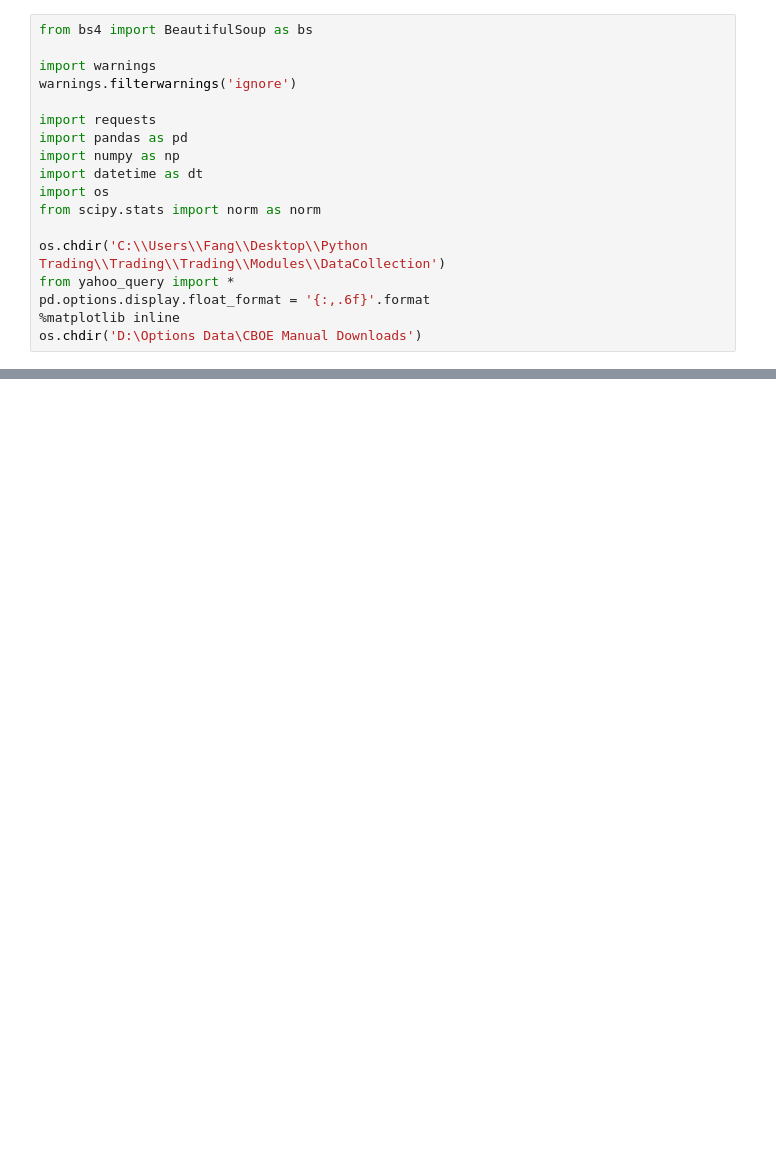
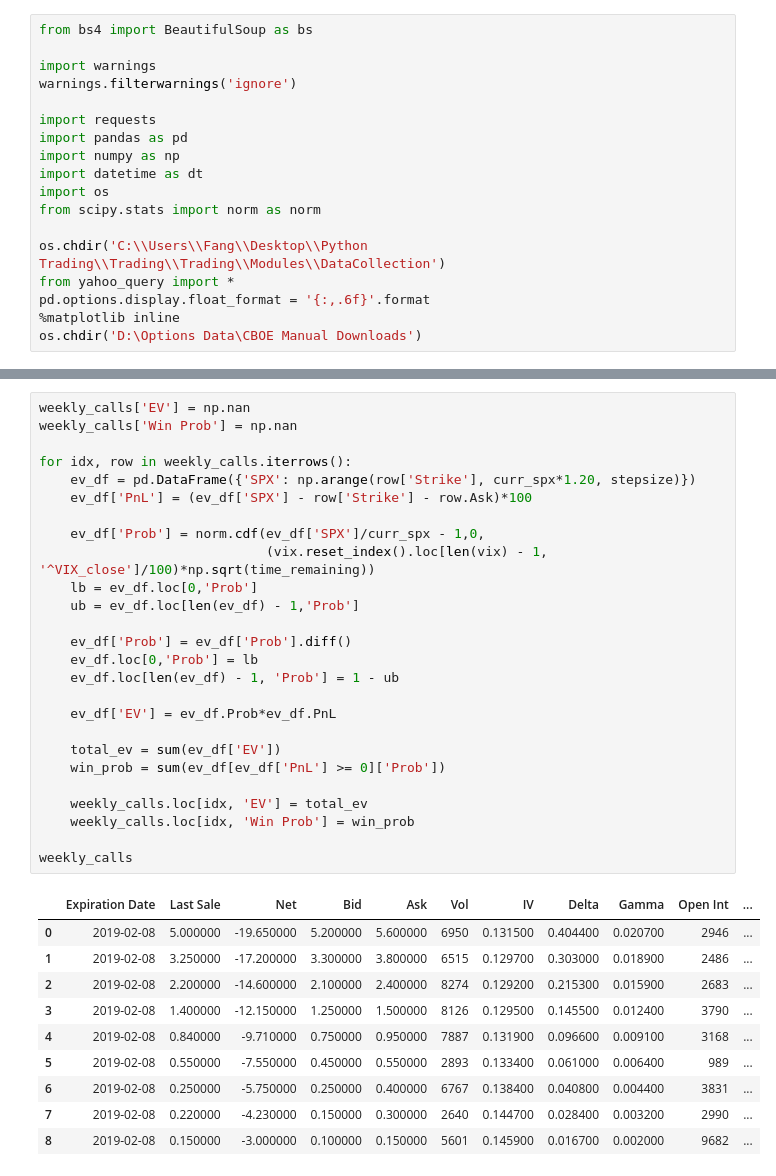
Before and after one commit to auto-d1dact/Trading, a Jupyter notebook: Notebooks/SPX Options Analysis - CBOE.ipynb, the cells around one changed output, grey strips where cells are left out. Saved outputs shown, nothing was run; the diff lists cells and outputs as text; blank space fills up the shorter version.

```diff
--- a/Notebooks/SPX Options Analysis - CBOE.ipynb
+++ b/Notebooks/SPX Options Analysis - CBOE.ipynb
@@ -207,0 +240,37 @@ curr_spx
+# %%
+weekly_calls['EV'] = np.nan
+weekly_calls['Win Prob'] = np.nan
+
+for idx, row in weekly_calls.iterrows():
+    ev_df = pd.DataFrame({'SPX': np.arange(row['Strike'], curr_spx*1.20, stepsize)})
+    ev_df['PnL'] = (ev_df['SPX'] - row['Strike'] - row.Ask)*100
+
+    ev_df['Prob'] = norm.cdf(ev_df['SPX']/curr_spx - 1,0,
+                             (vix.reset_index().loc[len(vix) - 1, '^VIX_close']/100)*np.sqrt(time_remaining))
+    lb = ev_df.loc[0,'Prob']
+    ub = ev_df.loc[len(ev_df) - 1,'Prob']
+
+    ev_df['Prob'] = ev_df['Prob'].diff()
+    ev_df.loc[0,'Prob'] = lb
+    ev_df.loc[len(ev_df) - 1, 'Prob'] = 1 - ub
+
+    ev_df['EV'] = ev_df.Prob*ev_df.PnL
+
+    total_ev = sum(ev_df['EV'])
+    win_prob = sum(ev_df[ev_df['PnL'] >= 0]['Prob'])
+
+    weekly_calls.loc[idx, 'EV'] = total_ev
+    weekly_calls.loc[idx, 'Win Prob'] = win_prob
+
+weekly_calls
+# %% [output]
+|  | Expiration Date | Last Sale | Net | Bid | Ask | Vol | IV | Delta | Gamma | Open Int | ... |
+| 0 | 2019-02-08 | 5.000000 | -19.650000 | 5.200000 | 5.600000 | 6950 | 0.131500 | 0.404400 | 0.020700 | 2946 | ... |
+| 1 | 2019-02-08 | 3.250000 | -17.200000 | 3.300000 | 3.800000 | 6515 | 0.129700 | 0.303000 | 0.018900 | 2486 | ... |
+| 2 | 2019-02-08 | 2.200000 | -14.600000 | 2.100000 | 2.400000 | 8274 | 0.129200 | 0.215300 | 0.015900 | 2683 | ... |
+| 3 | 2019-02-08 | 1.400000 | -12.150000 | 1.250000 | 1.500000 | 8126 | 0.129500 | 0.145500 | 0.012400 | 3790 | ... |
+| 4 | 2019-02-08 | 0.840000 | -9.710000 | 0.750000 | 0.950000 | 7887 | 0.131900 | 0.096600 | 0.009100 | 3168 | ... |
+| 5 | 2019-02-08 | 0.550000 | -7.550000 | 0.450000 | 0.550000 | 2893 | 0.133400 | 0.061000 | 0.006400 | 989 | ... |
+| 6 | 2019-02-08 | 0.250000 | -5.750000 | 0.250000 | 0.400000 | 6767 | 0.138400 | 0.040800 | 0.004400 | 3831 | ... |
+| 7 | 2019-02-08 | 0.220000 | -4.230000 | 0.150000 | 0.300000 | 2640 | 0.144700 | 0.028400 | 0.003200 | 2990 | ... |
+| 8 | 2019-02-08 | 0.150000 | -3.000000 | 0.100000 | 0.150000 | 5601 | 0.145900 | 0.016700 | 0.002000 | 9682 | ... |
```
Also changed, not shown: parts of 6 cells of this notebook.
